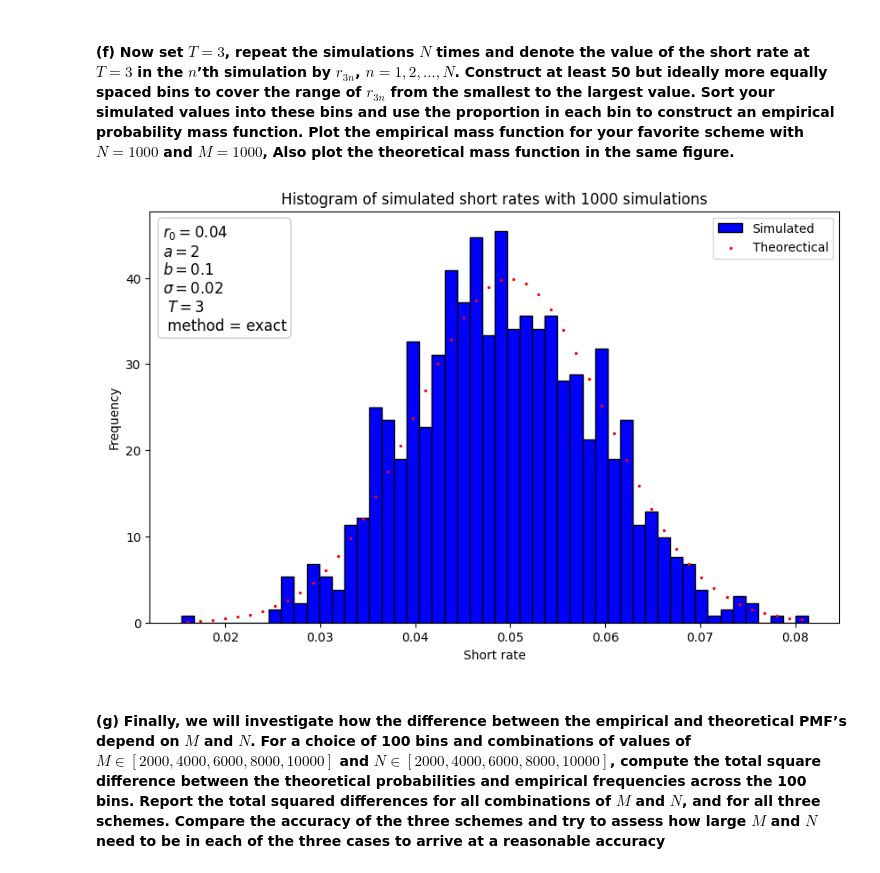
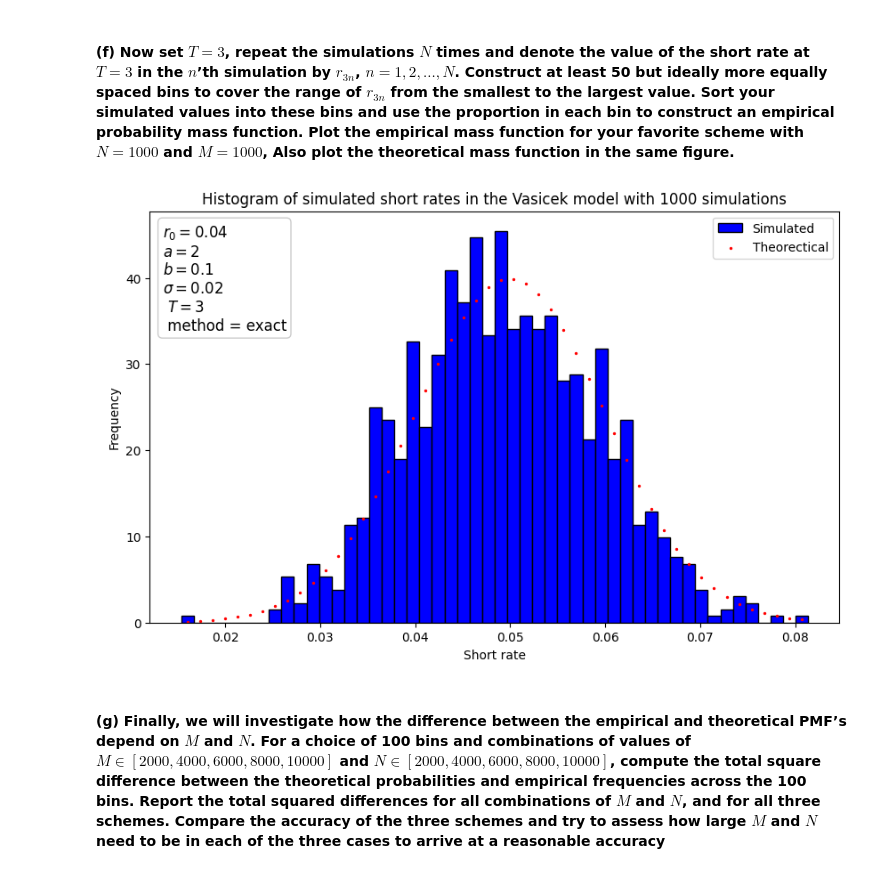
Before and after one commit to johanoelgaard/FixedIncome, a Jupyter notebook: Problem Set 4/ps4.ipynb, the cells around one changed output. Saved outputs shown, nothing was run; the diff lists cells and outputs as text; code cells hidden in the pictures.

```diff
--- a/Problem Set 4/ps4.ipynb
+++ b/Problem Set 4/ps4.ipynb
@@ -189,31 +187,31 @@ for i in range(N):
 # %%
 bins = 50
 
 mu = np.exp(-a*T_3)*r0 + b/a*(1-np.exp(-a*T_3))
 std = np.sqrt(sigma**2/(2*a)*(1-np.exp(-2*a*T_3)))
 
 # plot the histogram of the simulated short rates with 100 equally spaced bins
 plt.figure(figsize=(10, 6))
 plt.hist(r3n, bins=bins, color='blue', edgecolor='black', label='Simulated', density=True)
 
 # add normal distribution with mean and standard deviation of the short rate to the plot
 hist, bin_edges = np.histogram(r3n, bins=bins, density=True)
 bin_centers = (bin_edges[:-1] + bin_edges[1:]) / 2
 pdf_values = norm.pdf(bin_centers, mu, std)
 plt.scatter(bin_centers, pdf_values, color='red', label="Theorectical", s=2)
 
 plt.xlabel('Short rate')
 plt.ylabel('Frequency')
-plt.title(f'Histogram of simulated short rates with {N} simulations')
+plt.title(f'Histogram of simulated short rates in the Vasicek model with {N} simulations')
 textstr = f'$r_0={r0}$\n$a={a}$\n$b={b}$\n$\\sigma={sigma}$\n $T = {T_3}$\n method = {method}'
 props = dict(boxstyle='round', facecolor='white', alpha=0.2)
 plt.text(-0.065, 0.675, textstr, transform=ax.transAxes, fontsize=12,
          verticalalignment='bottom', bbox=props)
 plt.legend(loc='upper right')
 plt.show()
 plt.close()
 # %% [output]
-[figure, old version]
+[figure, new version]
 # %% [markdown]
 #### (g) Finally, we will investigate how the difference between the empirical and theoretical PMF’s depend on $M$ and $N$. For a choice of 100 bins and combinations of values of $M \in [2000,4000,6000,8000,10000]$ and $N \in [2000,4000,6000,8000,10000]$, compute the total square difference between the theoretical probabilities and empirical frequencies across the 100 bins. Report the total squared differences for all combinations of $M$ and $N$, and for all three schemes. Compare the accuracy of the three schemes and try to assess how large $M$ and $N$ need to be in each of the three cases to arrive at a reasonable accuracy
 # %%
```
Also changed, not shown: parts of 30 cells of this notebook.
